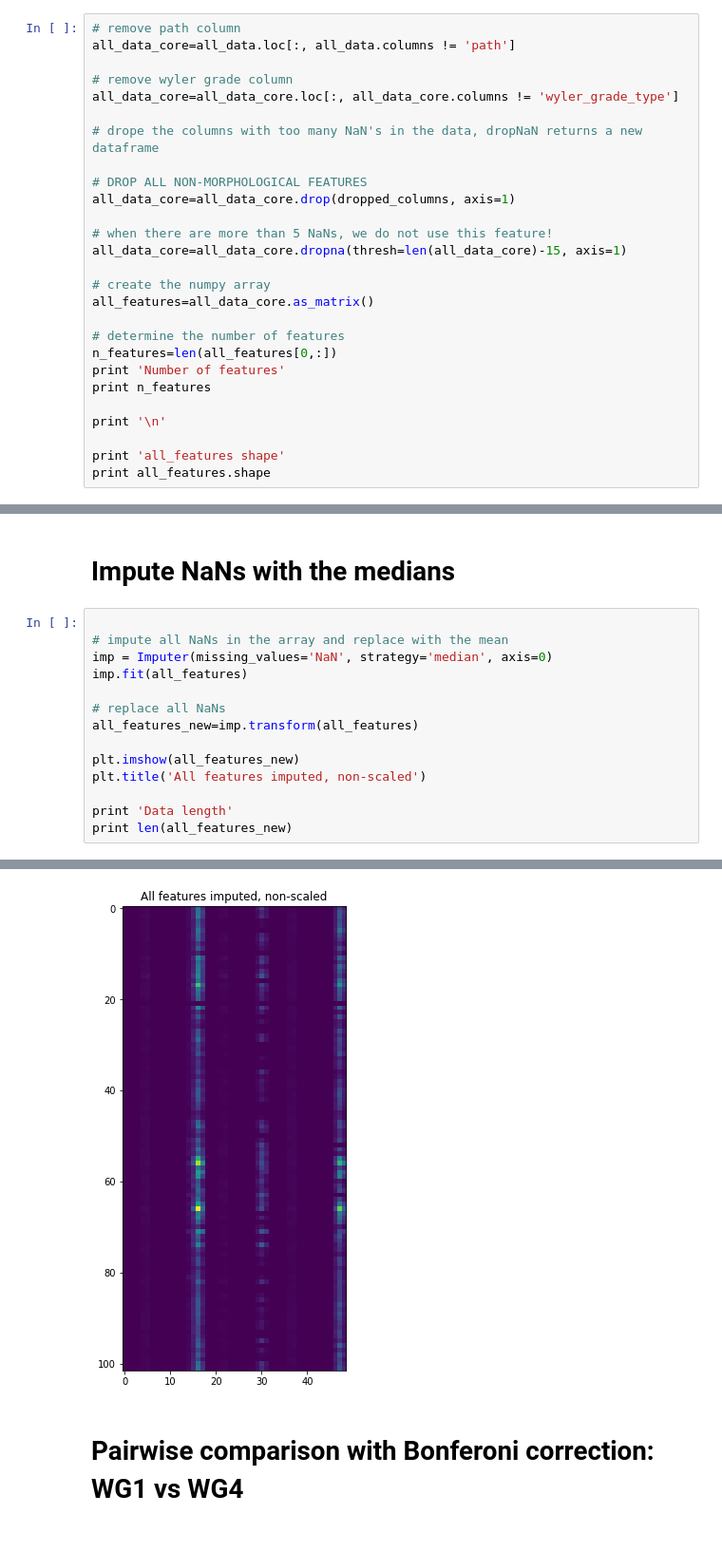
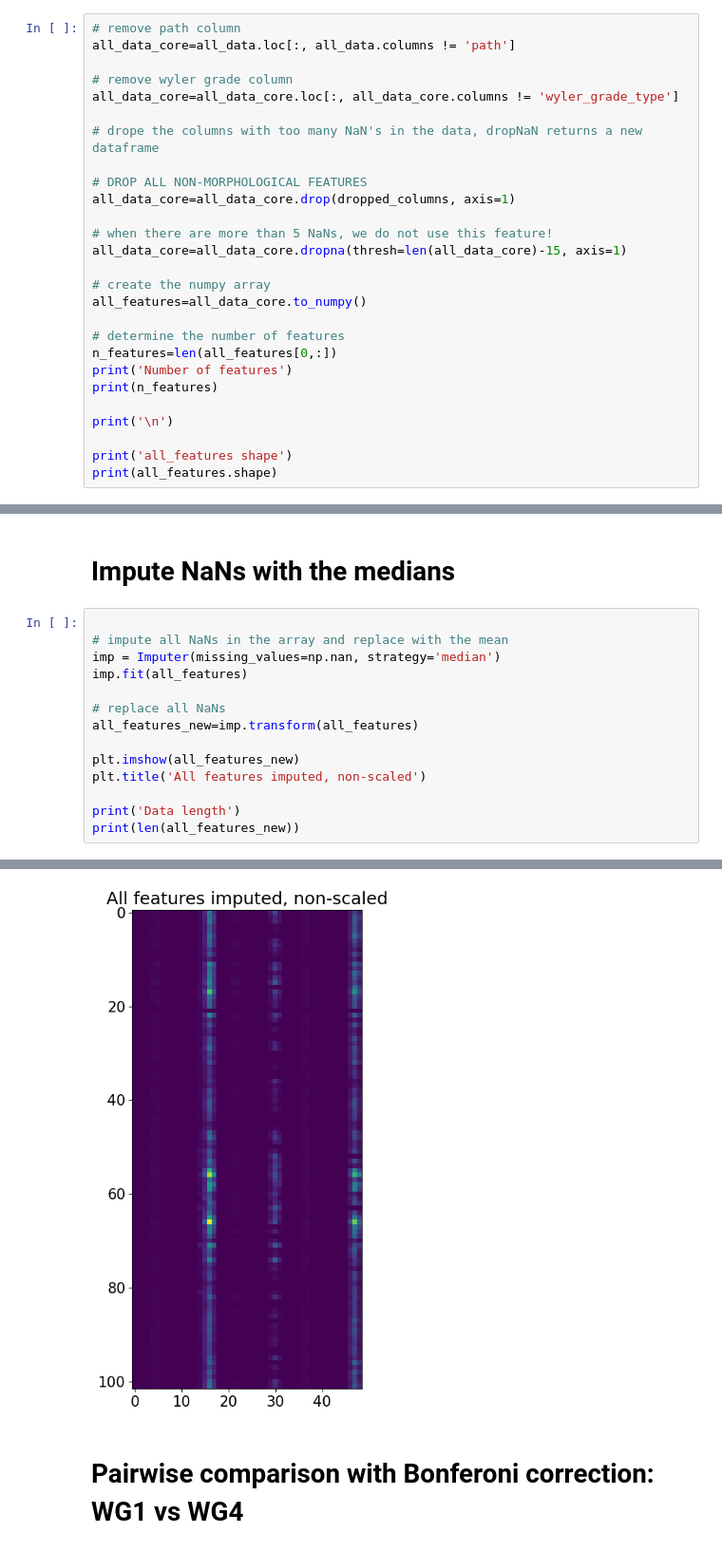
Before and after one commit to jayasree-peri/anastassiou-lab-work, a Jupyter notebook: Fig_3/morp_analysis/analysis_morpho.ipynb, the cells around one changed output, grey strips where cells are left out. Shown at 95% size. Cells and saved outputs as stored; diff of their text form.

```diff
--- a/Fig_3/morp_analysis/analysis_morpho.ipynb
+++ b/Fig_3/morp_analysis/analysis_morpho.ipynb
@@ -523,17 +523,17 @@ all_data_core=all_data_core.drop(dropped_columns, axis=1)
 all_data_core=all_data_core.dropna(thresh=len(all_data_core)-15, axis=1)
 
 # create the numpy array
-all_features=all_data_core.as_matrix()
+all_features=all_data_core.to_numpy()
 
 # determine the number of features
 n_features=len(all_features[0,:])
-print 'Number of features'
-print n_features
+print('Number of features')
+print(n_features)
 
-print '\n'
+print('\n')
 
-print 'all_features shape'
-print all_features.shape
+print('all_features shape')
+print(all_features.shape)
 # %% [output]
 Number of features
 49
@@ -686,21 +685,21 @@ Data size
 # %%
 
 # impute all NaNs in the array and replace with the mean
-imp = Imputer(missing_values='NaN', strategy='median', axis=0)
+imp = Imputer(missing_values=np.nan, strategy='median')
 imp.fit(all_features)
 
 # replace all NaNs
 all_features_new=imp.transform(all_features)
 
 plt.imshow(all_features_new)
 plt.title('All features imputed, non-scaled')
 
-print 'Data length'
-print len(all_features_new)
+print('Data length')
+print(len(all_features_new))
 # %% [output]
 Data length
 102
-[figure, old version]
+[figure, new version]
 # %% [markdown]
 # Pairwise comparison with Bonferoni correction: WG1 vs WG4
 # %%
```
Also changed, not shown: parts of 37 cells of this notebook.
